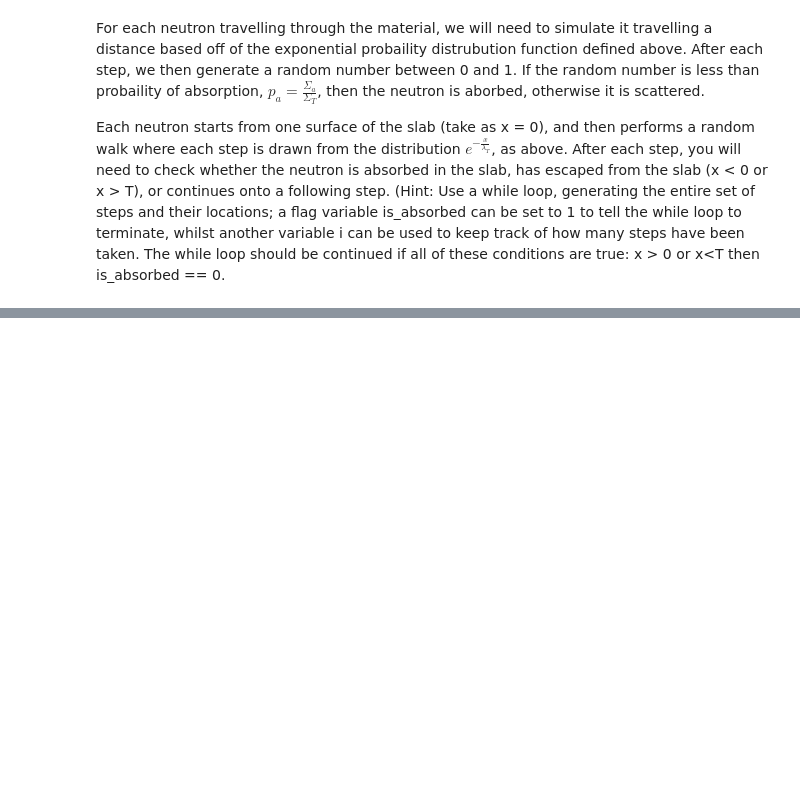
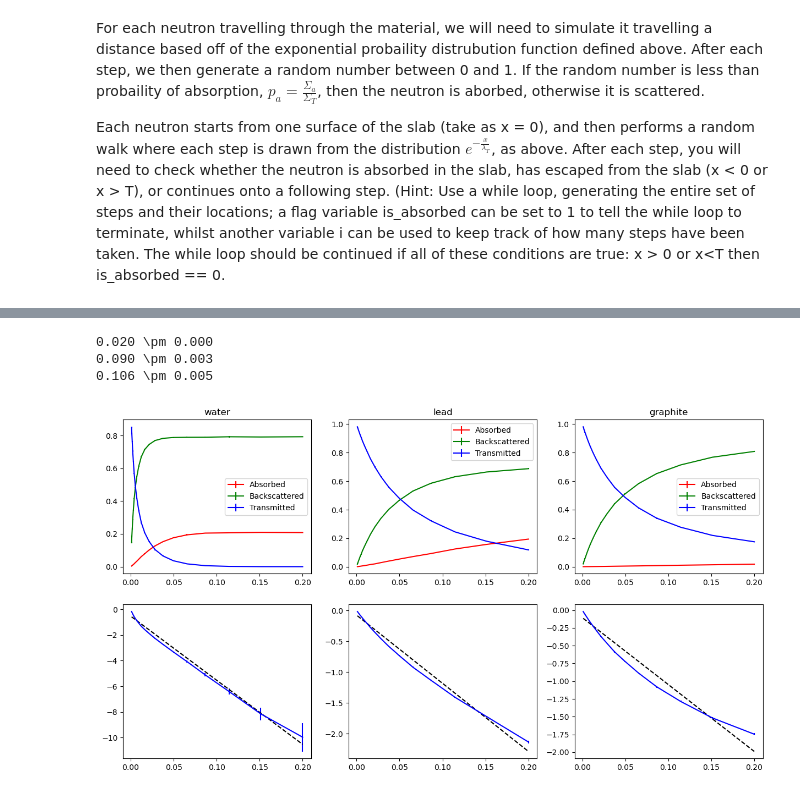
Before and after one commit to stanzi1626/MonteCarlo, a Jupyter notebook: project3.ipynb, the cells around one changed output, grey strips where cells are left out. Drawn from its saved outputs; the diff is of its cells as text; code cells hidden in the pictures; blank space fills up the shorter version.

Commit message:
start of the woodcock method

```diff
--- a/project3.ipynb
+++ b/project3.ipynb
@@ -256,11 +252,7 @@ Thus the absorption and scattering cross sections, and the resultant total mean
 # %%
-materials = ['water', 'lead', 'graphite']
-values = []
-
-for material in materials:
-    sigma_a =  macroscopic_cross_section(DENSITY_DICT[material], MOLAR_MASS_DICT[material], ABSORPTION_DICT[material])
-    values.append(sigma_a)
-    sigma_s =  macroscopic_cross_section(DENSITY_DICT[material], MOLAR_MASS_DICT[material], SCATTERING_DICT[material])
-    values.append(sigma_s)
+for name, material in MATERIALS_DICT.items():
+    material['macroscopic_absorption_area'] = macroscopic_cross_section(material['density'], material['molar_mass'], material['absorption_sigma'])
+    material['macroscopic_scatter_area'] = macroscopic_cross_section(material['density'], material['molar_mass'], material['scatter_sigma'])
+    material['mean_free_path'] = attenuation_calculation(material['macroscopic_absorption_area'], material['macroscopic_scatter_area'])
     print('The macroscopic cross-section of absorption and scattering for {0} is: {1:.3f}, {2:.3f}. The total mean free path is {3:.3f}\
-    '.format(material, sigma_a, sigma_s, attenuation_calculation(sigma_a, sigma_s)))
+    '.format(name, material['macroscopic_absorption_area'], material['macroscopic_scatter_area'], material['mean_free_path']))
@@ -367,0 +420,5 @@ plt.show()
+# %%
+NUMBER_NEUTRONS = 15000
+overall_behaviour('water', iterative_neutron_simulation_eff, SLAB_THICKNESS)
+overall_behaviour('lead', iterative_neutron_simulation_eff, SLAB_THICKNESS)
+overall_behaviour('graphite', iterative_neutron_simulation_eff, SLAB_THICKNESS)
@@ -367,0 +433,56 @@ plt.show()
+# %%
+fig = plt.figure(figsize=(15, 8))
+ax1 = fig.add_subplot(231)
+ax2 = fig.add_subplot(232)
+ax3 = fig.add_subplot(233)
+ax4 = fig.add_subplot(234)
+ax5 = fig.add_subplot(235)
+ax6 = fig.add_subplot(236)
+axes = np.array([[ax1, ax2, ax3], [ax4, ax5, ax6]])
+
+def linear_function(data, gradient, intercept):
+    return gradient*data + intercept
+
+def find_linear_parameters(x, y, yerr):
+    try:
+        expected, uncertainty = np.polyfit(x, y, 1, full = False, cov=True)
+    except RuntimeError:
+        print('Scipy.optimize.curve_fit was not able to find the best'
+              ' parameters')
+
+    return expected, uncertainty
+
+def varying_thickness(starting_thickness, ending_thickness, number_points):
+    index = 0
+    for material_name, material_dict in MATERIALS_DICT.items():
+        axes[0][index].set_title(material_name)
+        absorbed_behaviour = np.zeros((0, 2))
+        backscattered_behaviour = np.zeros((0, 2))
+        transmitted_behaviour = np.zeros((0, 2))
+        thickness_array = np.geomspace(starting_thickness, ending_thickness, number_points)
+        for material_thickness in thickness_array:
+            average_array = average_behaviour(iterative_neutron_simulation_eff(material_dict, material_thickness)) / NUMBER_NEUTRONS
+            absorbed_behaviour = np.vstack((absorbed_behaviour, average_array[0, :]))
+            backscattered_behaviour = np.vstack((backscattered_behaviour, average_array[1, :]))
+            transmitted_behaviour = np.vstack((transmitted_behaviour, average_array[2, :]))
+        axes[0][index].errorbar(thickness_array, absorbed_behaviour[:, 0], yerr = absorbed_behaviour[:, 1], color = 'red', label = 'Absorbed')
+        axes[0][index].errorbar(thickness_array, backscattered_behaviour[:, 0], yerr = backscattered_behaviour[:, 1], color = 'green', label = 'Backscattered')
+        axes[0][index].errorbar(thickness_array, transmitted_behaviour[:, 0], yerr = transmitted_behaviour[:, 1], color = 'blue', label = 'Transmitted')
+        axes[0][index].legend()
+
+        xdata = np.linspace(starting_thickness, ending_thickness, 10000)
+        parameters_linear, uncertainty_linear = find_linear_parameters(thickness_array, np.log(transmitted_behaviour[:, 0]), (1 / transmitted_behaviour[:, 0]) * transmitted_behaviour[:, 1])
+        mean_free_path_linear, mean_free_path_uncertainty_linear = parameters_linear[0], np.sqrt(uncertainty_linear[0, 0])
+        intercept, intercept_uncertainty = parameters_linear[1], np.sqrt(uncertainty_linear[1, 1])
+        print('{0:.3f} \pm {1:.3f}'.format(-1 / mean_free_path_linear, (1 / (mean_free_path_linear**2))*mean_free_path_uncertainty_linear))
+        axes[1][index].errorbar(thickness_array, np.log(transmitted_behaviour[:, 0]), yerr = (1 / transmitted_behaviour[:, 0]) * transmitted_behaviour[:, 1], color = 'blue', label = 'Transmitted')
+        axes[1][index].plot(xdata, linear_function(xdata, mean_free_path_linear, intercept), 'k--')
+
+        index += 1
+
+varying_thickness(0.001, 0.2, 20)
+# %% [output]
+0.020 \pm 0.000
+0.090 \pm 0.003
+0.106 \pm 0.005
+[figure, added]
```
Also changed, not shown: parts of 24 cells of this notebook.
